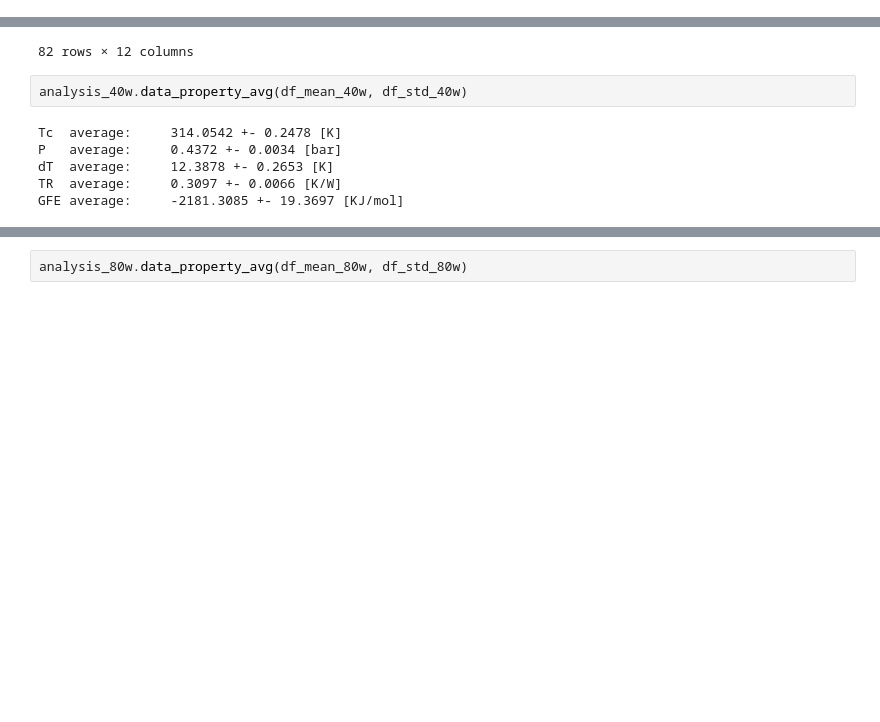
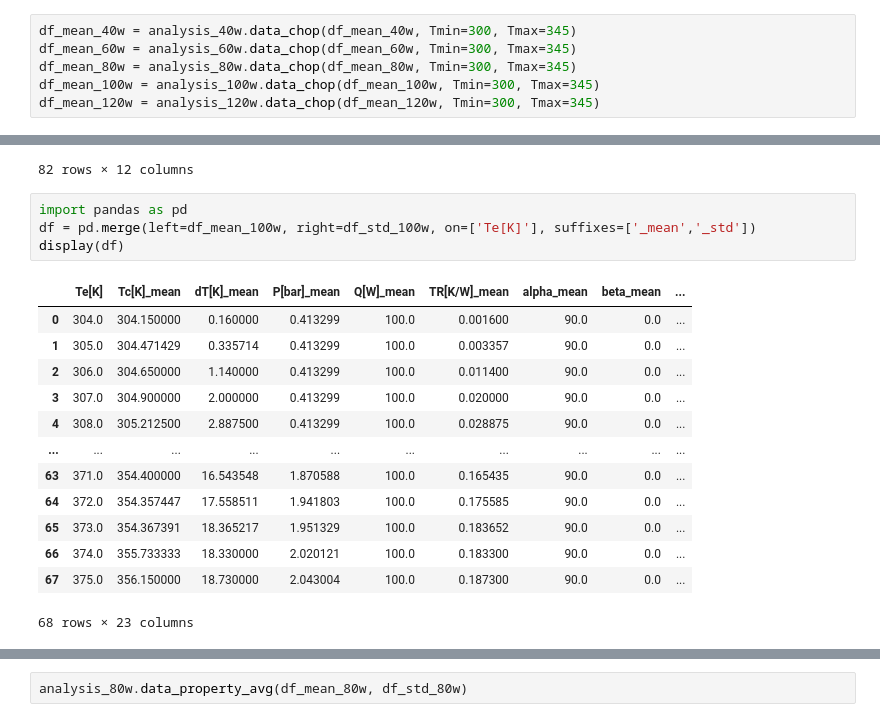
Before and after one commit to nirmalparmarphd/PulseHeatPipe, a Jupyter notebook: ada_di_60fr_heat_inputs.ipynb, the cells around one changed output, grey strips where cells are left out. Cells and saved outputs as stored; diff of their text form; blank space fills up the shorter version.

```diff
--- a/ada_di_60fr_heat_inputs.ipynb
+++ b/ada_di_60fr_heat_inputs.ipynb
@@ -176,3 +176,9 @@ Calculated mean and standard deviation values saved at data/di_heat_inputs_6ofr/
 Calculated mean and standard deviation values saved at data/di_heat_inputs_6ofr/80w/'combined_mean.csv' and 'combined_std.csv'
 Calculated mean and standard deviation values saved at data/di_heat_inputs_6ofr/100w/'combined_mean.csv' and 'combined_std.csv'
 Calculated mean and standard deviation values saved at data/di_heat_inputs_6ofr/120w/'combined_mean.csv' and 'combined_std.csv'
+# %%
+df_mean_40w = analysis_40w.data_chop(df_mean_40w, Tmin=300, Tmax=345)
+df_mean_60w = analysis_60w.data_chop(df_mean_60w, Tmin=300, Tmax=345)
+df_mean_80w = analysis_80w.data_chop(df_mean_80w, Tmin=300, Tmax=345)
+df_mean_100w = analysis_100w.data_chop(df_mean_100w, Tmin=300, Tmax=345)
+df_mean_120w = analysis_120w.data_chop(df_mean_120w, Tmin=300, Tmax=345)
@@ -196,11 +224,21 @@ df_mean_120w
 | 80 | 388.0 | 369.958140 | 17.926744 | 3.125216 | 60.0 | 0.298779 | 90.0 | 0.0 | 1.0 | 3673.053457 | ... |
 | 81 | 389.0 | 371.435714 | 17.228571 | 3.202354 | 60.0 | 0.287143 | 90.0 | 0.0 | 1.0 | 3760.736807 | ... |
 82 rows × 12 columns
-# %%
-analysis_40w.data_property_avg(df_mean_40w, df_std_40w)
-# %% [output]
-Tc  average:     314.0542 +- 0.2478 [K]
-P   average:     0.4372 +- 0.0034 [bar]
-dT  average:     12.3878 +- 0.2653 [K]
-TR  average:     0.3097 +- 0.0066 [K/W]
-GFE average:     -2181.3085 +- 19.3697 [KJ/mol]
+# %%
+import pandas as pd
+df = pd.merge(left=df_mean_100w, right=df_std_100w, on=['Te[K]'], suffixes=['_mean','_std'])
+display(df)
+# %% [output]
+|  | Te[K] | Tc[K]_mean | dT[K]_mean | P[bar]_mean | Q[W]_mean | TR[K/W]_mean | alpha_mean | beta_mean | ... |
+| 0 | 304.0 | 304.150000 | 0.160000 | 0.413299 | 100.0 | 0.001600 | 90.0 | 0.0 | ... |
+| 1 | 305.0 | 304.471429 | 0.335714 | 0.413299 | 100.0 | 0.003357 | 90.0 | 0.0 | ... |
+| 2 | 306.0 | 304.650000 | 1.140000 | 0.413299 | 100.0 | 0.011400 | 90.0 | 0.0 | ... |
+| 3 | 307.0 | 304.900000 | 2.000000 | 0.413299 | 100.0 | 0.020000 | 90.0 | 0.0 | ... |
+| 4 | 308.0 | 305.212500 | 2.887500 | 0.413299 | 100.0 | 0.028875 | 90.0 | 0.0 | ... |
+| ... | ... | ... | ... | ... | ... | ... | ... | ... | ... |
+| 63 | 371.0 | 354.400000 | 16.543548 | 1.870588 | 100.0 | 0.165435 | 90.0 | 0.0 | ... |
+| 64 | 372.0 | 354.357447 | 17.558511 | 1.941803 | 100.0 | 0.175585 | 90.0 | 0.0 | ... |
+| 65 | 373.0 | 354.367391 | 18.365217 | 1.951329 | 100.0 | 0.183652 | 90.0 | 0.0 | ... |
+| 66 | 374.0 | 355.733333 | 18.330000 | 2.020121 | 100.0 | 0.183300 | 90.0 | 0.0 | ... |
+| 67 | 375.0 | 356.150000 | 18.730000 | 2.043004 | 100.0 | 0.187300 | 90.0 | 0.0 | ... |
+68 rows × 23 columns
```
Also changed, not shown: parts of 9 cells of this notebook.
